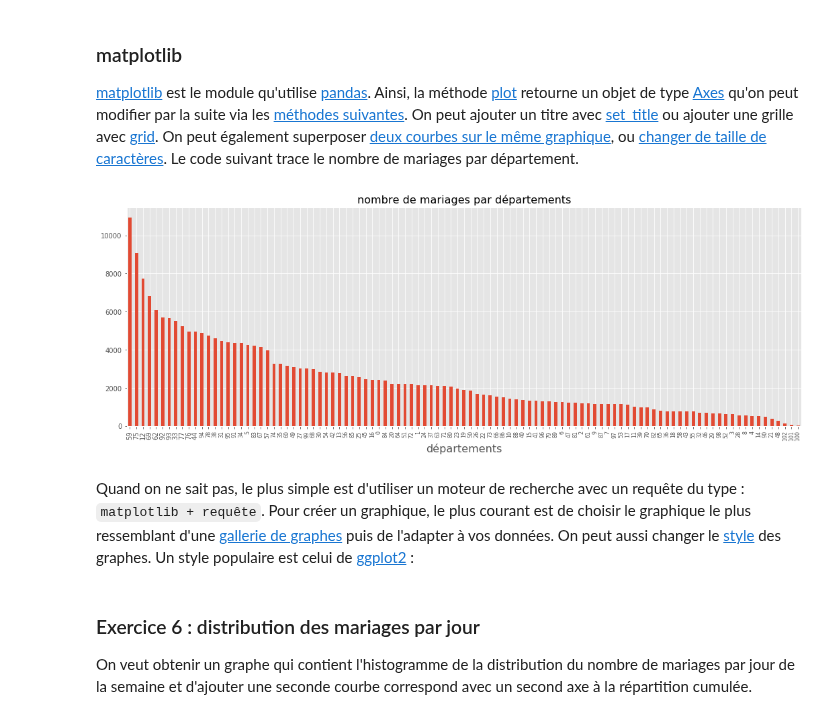
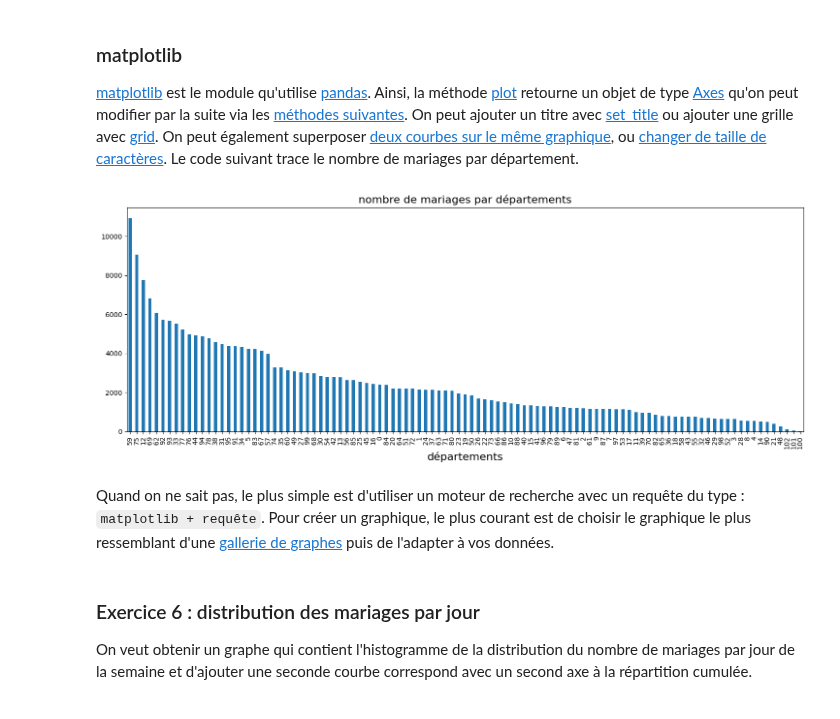
Before and after one commit to sdpython/teachpyx, a Jupyter notebook: _doc/c_data/nb_dataframe.ipynb, the cells around one changed output. Saved outputs shown, nothing was run; the diff lists cells and outputs as text; code cells hidden in the pictures.

```diff
--- a/_doc/c_data/nb_dataframe.ipynb
+++ b/_doc/c_data/nb_dataframe.ipynb
@@ -1005,21 +999,16 @@ df["difference"] = ...
 # %%
 df["nb"] = 1
 dep = (
     df[["DEPMAR", "nb"]]
     .groupby("DEPMAR", as_index=False)
     .sum()
     .sort_values("nb", ascending=False)
 )
 ax = dep.plot(kind="bar", figsize=(18, 6))
 ax.set_xlabel("départements", fontsize=16)
 ax.set_title("nombre de mariages par départements", fontsize=16)
 ax.legend().set_visible(False)  # on supprime la légende
-
-# on change la taille de police de certains labels
-for i, tick in enumerate(ax.xaxis.get_major_ticks()):
-    if i > 10:
-        tick.label.set_fontsize(8)
 # %% [output]
-[figure, old version]
+[figure, new version]
 # %% [markdown]
-Quand on ne sait pas, le plus simple est d'utiliser un moteur de recherche avec un requête du type : ``matplotlib + requête``. Pour créer un graphique, le plus courant est de choisir le graphique le plus ressemblant d'une [gallerie de graphes](http://matplotlib.org/gallery.html) puis de l'adapter à vos données. On peut aussi changer le [style](http://matplotlib.org/users/style_sheets.html) des graphes. Un style populaire est celui de [ggplot2](http://www.statmethods.net/advgraphs/ggplot2.html) :
+Quand on ne sait pas, le plus simple est d'utiliser un moteur de recherche avec un requête du type : ``matplotlib + requête``. Pour créer un graphique, le plus courant est de choisir le graphique le plus ressemblant d'une [gallerie de graphes](http://matplotlib.org/gallery.html) puis de l'adapter à vos données.
```
Also changed, not shown: parts of 40 cells of this notebook, 1 other file.
